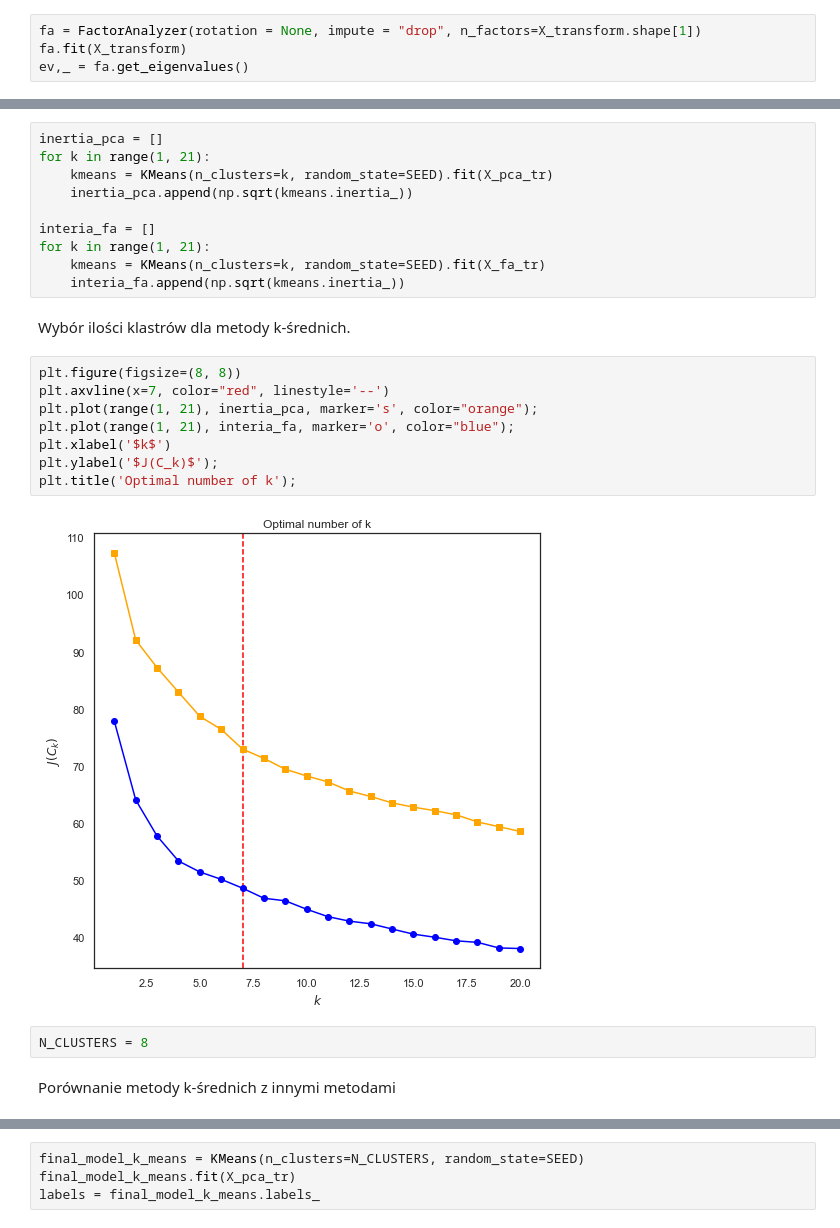
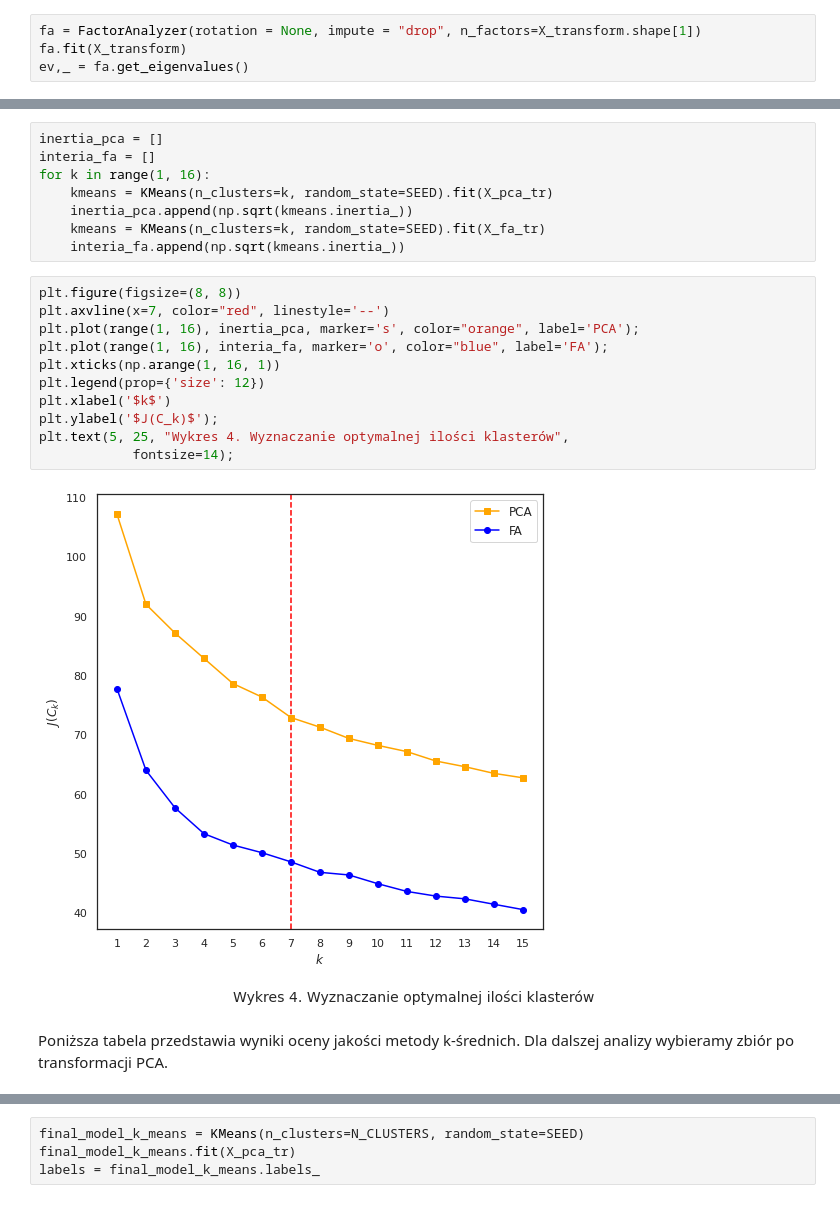
Before and after one commit to kosmobiker/SGH, a Jupyter notebook: Multidim/project_multidim.ipynb, the cells around one changed output, grey strips where cells are left out. Drawn from its saved outputs; the diff is of its cells as text.

```diff
--- a/Multidim/project_multidim.ipynb
+++ b/Multidim/project_multidim.ipynb
@@ -243,26 +300,23 @@ Lorem ipsum dolor sit amet, consectetur adipiscing elit, sed do eiusmod tempor i
 # %%
 inertia_pca = []
-for k in range(1, 21):
+interia_fa = []
+for k in range(1, 16):
     kmeans = KMeans(n_clusters=k, random_state=SEED).fit(X_pca_tr)
     inertia_pca.append(np.sqrt(kmeans.inertia_))
-
-interia_fa = []
-for k in range(1, 21):
     kmeans = KMeans(n_clusters=k, random_state=SEED).fit(X_fa_tr)
     interia_fa.append(np.sqrt(kmeans.inertia_))
-# %% [markdown]
-Wybór ilości klastrów dla metody k-średnich.
 # %%
 plt.figure(figsize=(8, 8))
 plt.axvline(x=7, color="red", linestyle='--')
-plt.plot(range(1, 21), inertia_pca, marker='s', color="orange");
-plt.plot(range(1, 21), interia_fa, marker='o', color="blue");
+plt.plot(range(1, 16), inertia_pca, marker='s', color="orange", label='PCA');
+plt.plot(range(1, 16), interia_fa, marker='o', color="blue", label='FA');
+plt.xticks(np.arange(1, 16, 1))
+plt.legend(prop={'size': 12})
 plt.xlabel('$k$')
 plt.ylabel('$J(C_k)$');
-plt.title('Optimal number of k');
+plt.text(5, 25, "Wykres 4. Wyznaczanie optymalnej ilości klasterów",
+            fontsize=14);
 # %% [output]
-[figure, old version]
+[figure, new version]
-# %%
-N_CLUSTERS = 8
 # %% [markdown]
-Porównanie metody k-średnich z innymi metodami
+Poniższa tabela przedstawia wyniki oceny jakości metody k-średnich. Dla dalszej analizy wybieramy zbiór po transformacji PCA.
```
Also changed, not shown: parts of 35 cells of this notebook, 1 other file.
